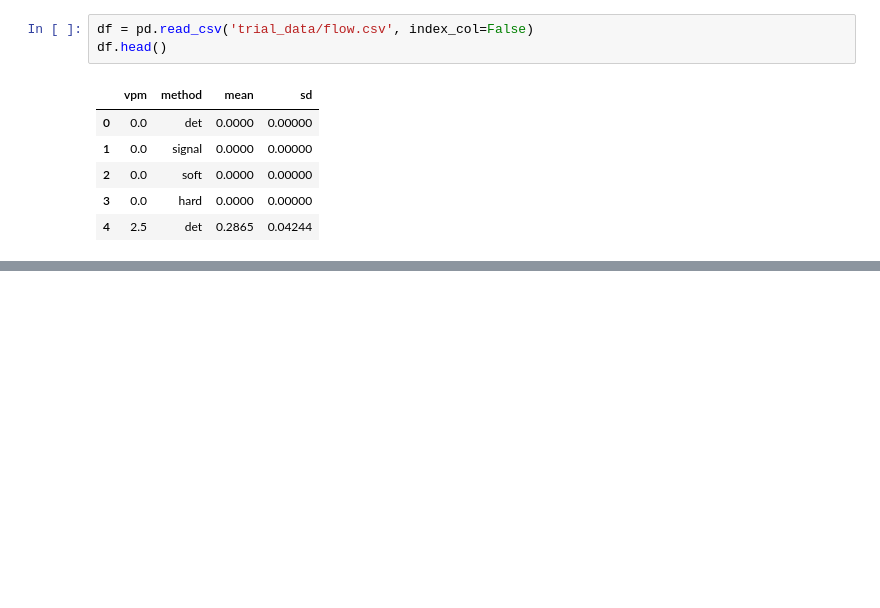
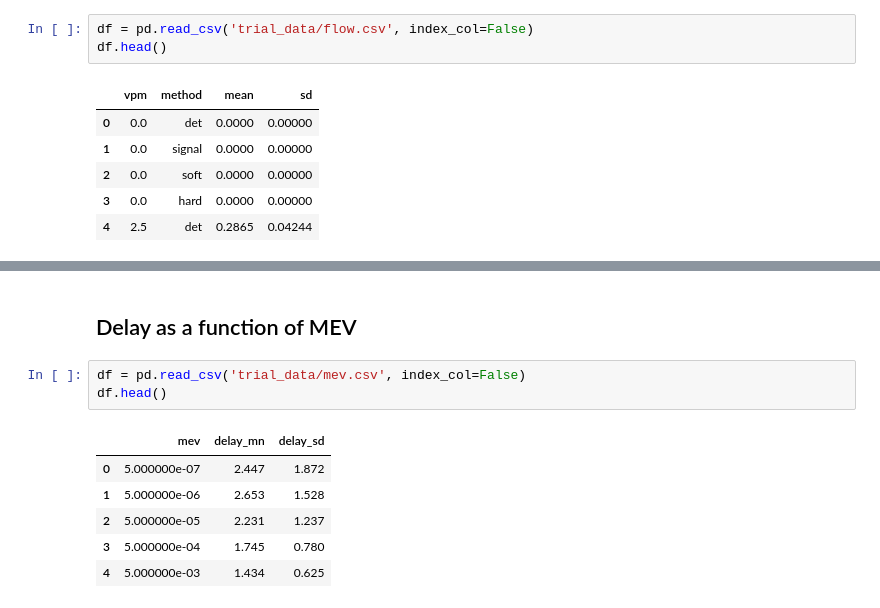
Before and after one commit to CarlinLiao/dissertation_derivations, a Jupyter notebook: plots.ipynb, the cells around one changed output, grey strips where cells are left out. Saved outputs shown, nothing was run; the diff lists cells and outputs as text; blank space fills up the shorter version.

```diff
--- a/plots.ipynb
+++ b/plots.ipynb
@@ -101,0 +113,12 @@ plt.show()
+# %% [markdown]
+## Delay as a function of MEV
+# %%
+df = pd.read_csv('trial_data/mev.csv', index_col=False)
+df.head()
+# %% [output]
+|  | mev | delay_mn | delay_sd |
+| 0 | 5.000000e-07 | 2.447 | 1.872 |
+| 1 | 5.000000e-06 | 2.653 | 1.528 |
+| 2 | 5.000000e-05 | 2.231 | 1.237 |
+| 3 | 5.000000e-04 | 1.745 | 0.780 |
+| 4 | 5.000000e-03 | 1.434 | 0.625 |
```
Also changed, not shown: parts of 5 cells of this notebook, 1 other file.
